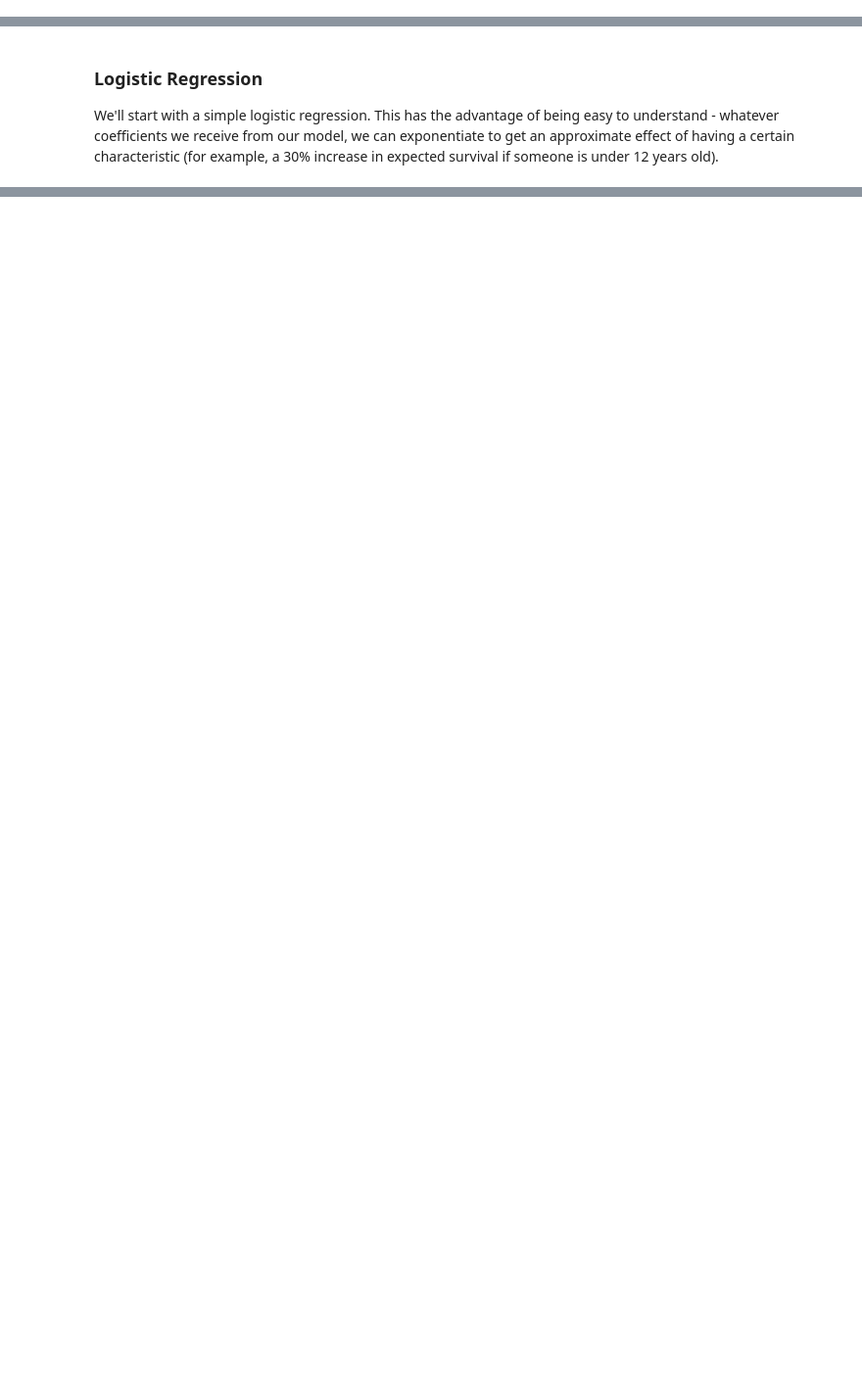
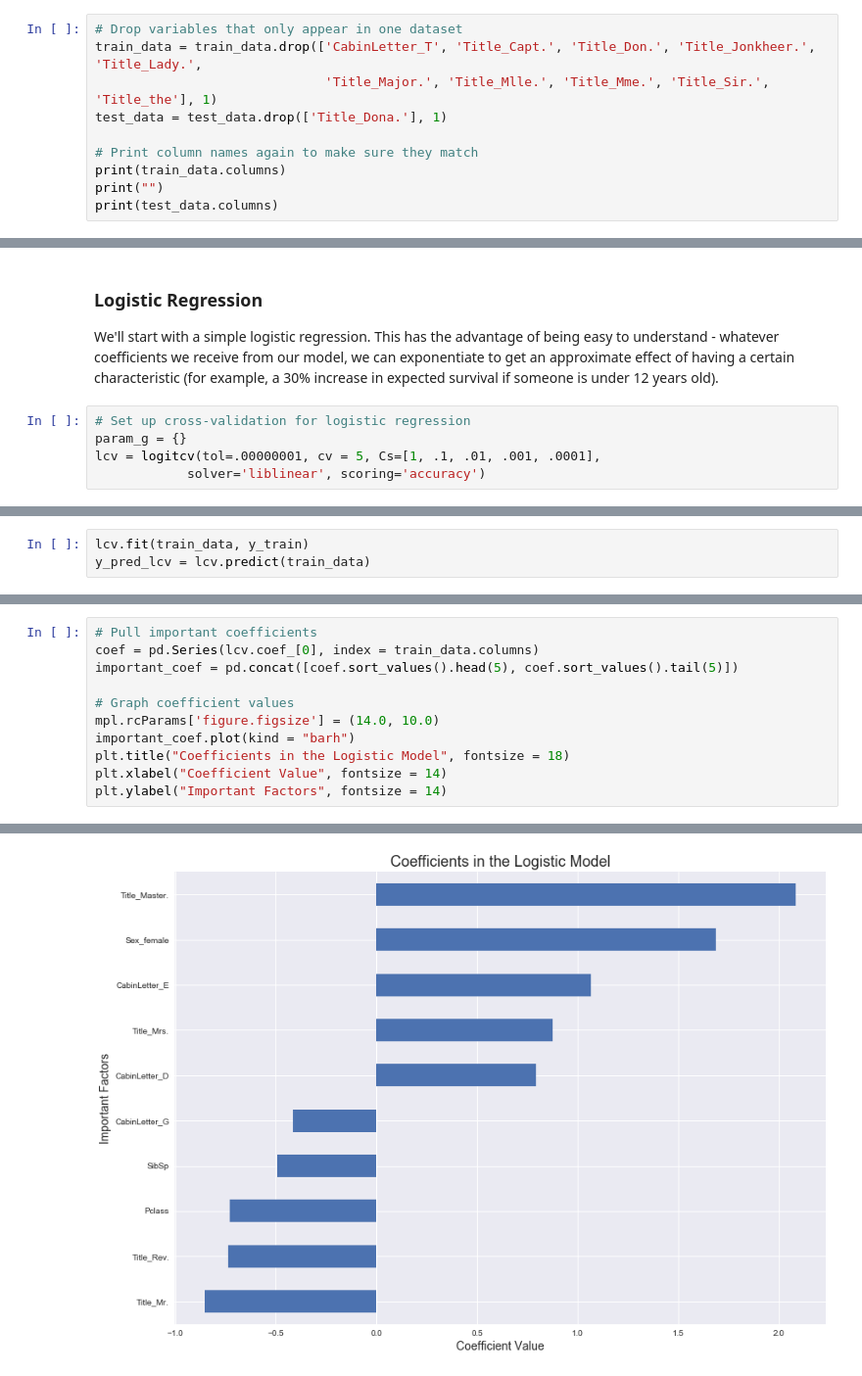
Before and after one commit to jhigbee2/byu_econ_applied_machine_learning, a Jupyter notebook: homeworks/213_ps4_real.ipynb, the cells around one changed output, grey strips where cells are left out. Shown at 98% size. Cells and saved outputs as stored; diff of their text form; blank space fills up the shorter version.

```diff
--- a/homeworks/213_ps4_real.ipynb
+++ b/homeworks/213_ps4_real.ipynb
@@ -305,0 +360,10 @@ test_data = test_data.drop(to_dummies, 1)
+# %%
+# Drop variables that only appear in one dataset
+train_data = train_data.drop(['CabinLetter_T', 'Title_Capt.', 'Title_Don.', 'Title_Jonkheer.', 'Title_Lady.',
+                              'Title_Major.', 'Title_Mlle.', 'Title_Mme.', 'Title_Sir.', 'Title_the'], 1)
+test_data = test_data.drop(['Title_Dona.'], 1)
+
+# Print column names again to make sure they match
+print(train_data.columns)
+print("")
+print(test_data.columns)
@@ -385,3 +468,8 @@ from sklearn.metrics import confusion_matrix as CM
 ### Logistic Regression
 
 We'll start with a simple logistic regression. This has the advantage of being easy to understand - whatever coefficients we receive from our model, we can exponentiate to get an approximate effect of having a certain characteristic (for example, a 30% increase in expected survival if someone is under 12 years old).
+# %%
+# Set up cross-validation for logistic regression
+param_g = {}
+lcv = logitcv(tol=.00000001, cv = 5, Cs=[1, .1, .01, .001, .0001],
+            solver='liblinear', scoring='accuracy')
@@ -387,0 +478,3 @@ We'll start with a simple logistic regression. This has the advantage of being e
+# %%
+lcv.fit(train_data, y_train)
+y_pred_lcv = lcv.predict(train_data)
@@ -387,0 +507,12 @@ We'll start with a simple logistic regression. This has the advantage of being e
+# %%
+# Pull important coefficients
+coef = pd.Series(lcv.coef_[0], index = train_data.columns)
+important_coef = pd.concat([coef.sort_values().head(5), coef.sort_values().tail(5)])
+
+# Graph coefficient values
+mpl.rcParams['figure.figsize'] = (14.0, 10.0)
+important_coef.plot(kind = "barh")
+plt.title("Coefficients in the Logistic Model", fontsize = 18)
+plt.xlabel("Coefficient Value", fontsize = 14)
+plt.ylabel("Important Factors", fontsize = 14)
+# %% [output]
@@ -387,0 +520 @@ We'll start with a simple logistic regression. This has the advantage of being e
+[figure, added]
```
Also changed, not shown: parts of 55 cells of this notebook.
